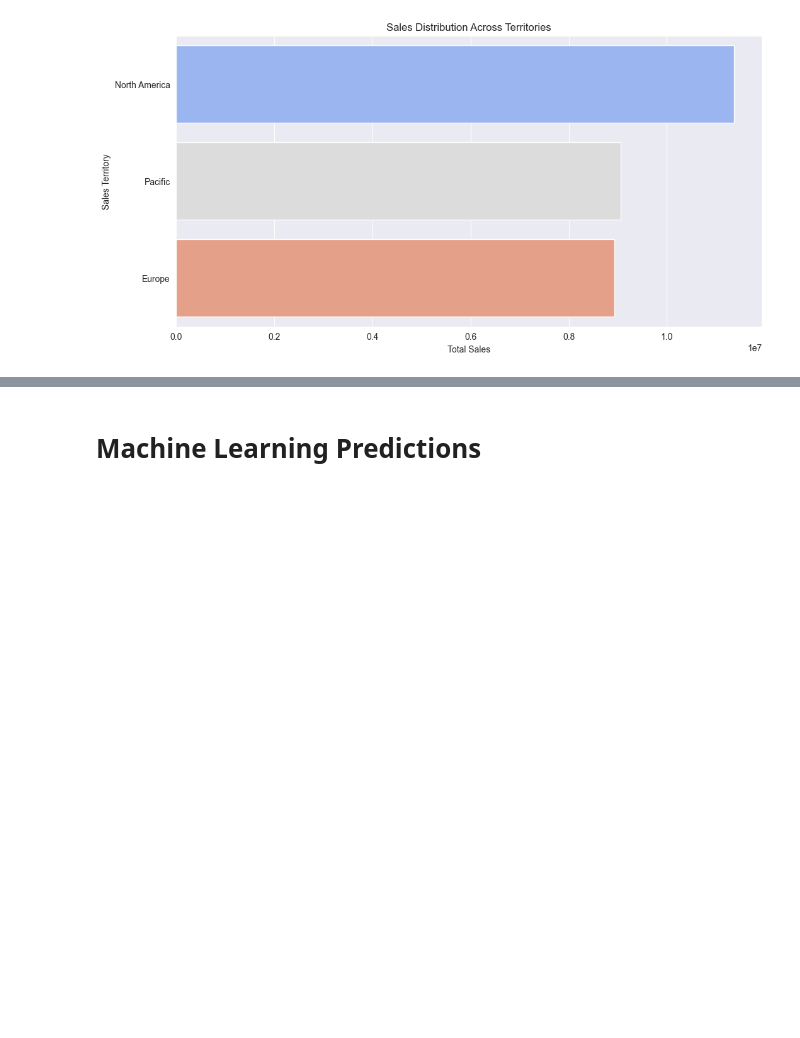
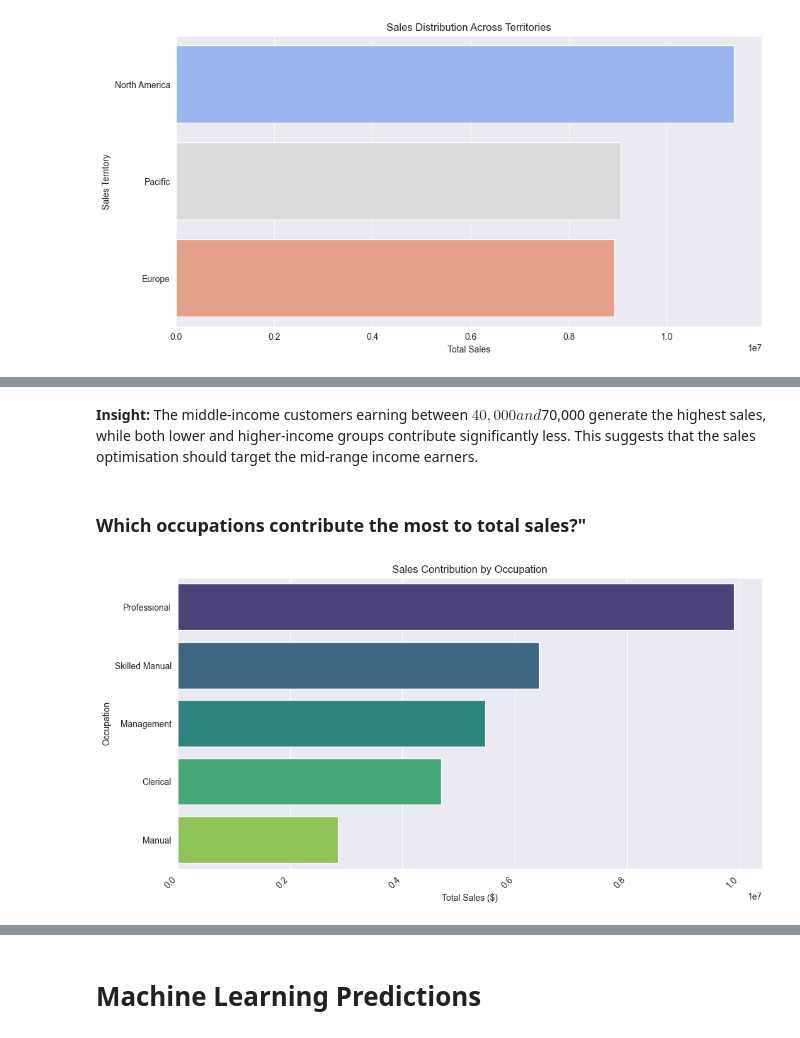
Before and after one commit to JamesAdeshina/BigDataProcessing, a Jupyter notebook: newEnv.ipynb, the cells around one changed output, grey strips where cells are left out. Cells and saved outputs as stored; diff of their text form; code cells hidden in the pictures; blank space fills up the shorter version.

```diff
--- a/newEnv.ipynb
+++ b/newEnv.ipynb
@@ -602,0 +575,23 @@ Passing `palette` without assigning `hue` is deprecated and will be removed in v
+# %% [markdown]
+<b>Insight:</b> The middle-income customers earning between $40,000 and $70,000 generate the highest sales, while both lower and higher-income groups contribute significantly less. This suggests that the sales optimisation should target the mid-range income earners.
+# %% [markdown]
+### Which occupations contribute the most to total sales?"
+# %%
+# Aggregate total sales by occupation
+occupation_sales = fact_sales.groupBy("english_occupation") \
+    .agg(sum("sales_amount").alias("total_sales")) \
+    .orderBy("total_sales", ascending=False)
+
+# Convert to Pandas for visualization
+occupation_sales_df = occupation_sales.toPandas()
+
+# Bar Chart for Sales by Occupation
+plt.figure(figsize=(12, 6))
+sns.barplot(x="total_sales", y="english_occupation", data=occupation_sales_df, hue="english_occupation", dodge=False, palette="viridis", legend=False)
+plt.xlabel("Total Sales ($)")
+plt.ylabel("Occupation")
+plt.title("Sales Contribution by Occupation")
+plt.xticks(rotation=45, ha="right")  # Rotate x-axis labels for better readability
+plt.show()
+# %% [output]
+[figure, added]
```
Also changed, not shown: parts of 61 cells of this notebook.
